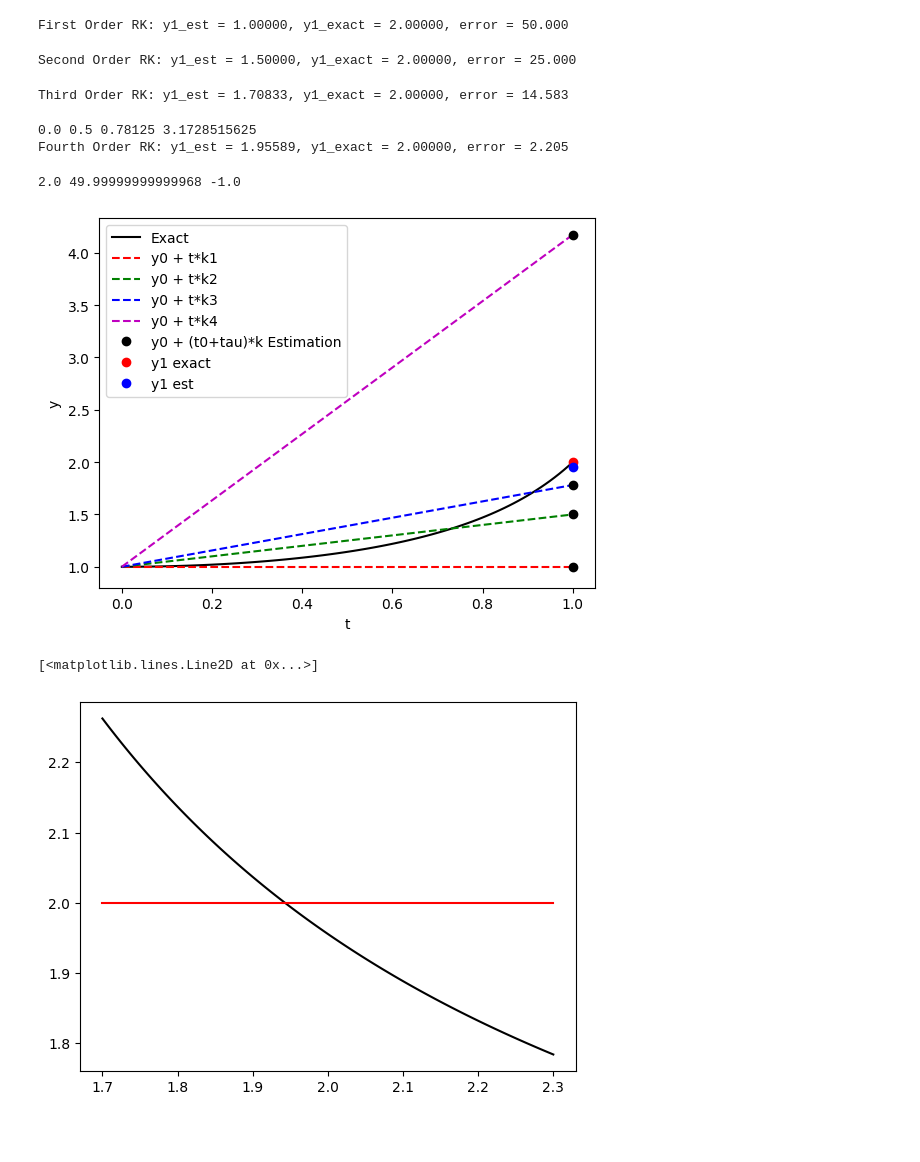
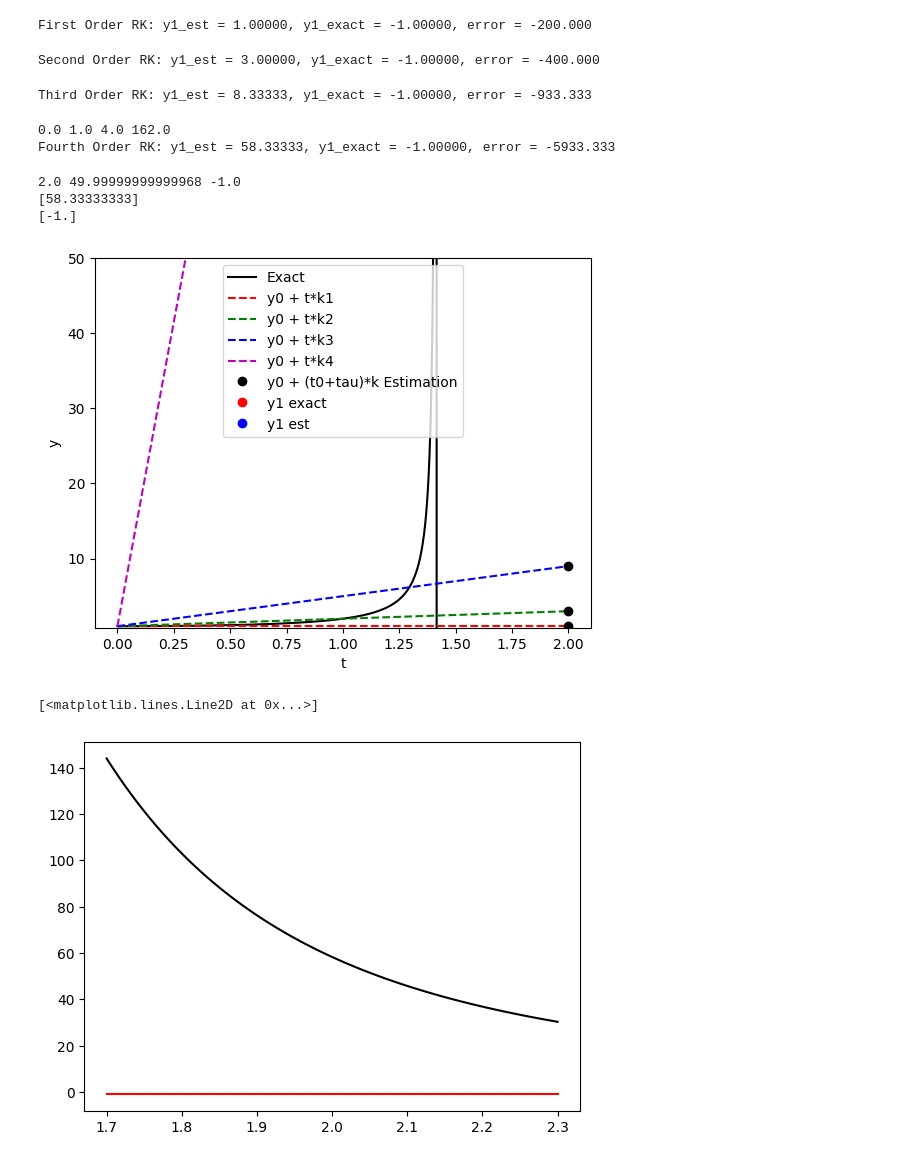
Before and after one commit to onealbr/phys441, a Jupyter notebook: Assignments/HW3/graph_runge_kutta_example_hw3.ipynb, the cells around one changed output. Saved outputs shown, nothing was run; the diff lists cells and outputs as text; code cells hidden in the pictures; blank space fills up the shorter version.

```diff
--- a/Assignments/HW3/graph_runge_kutta_example_hw3.ipynb
+++ b/Assignments/HW3/graph_runge_kutta_example_hw3.ipynb
@@ -11,14 +11,14 @@ def y(t):
 t0 = 0.0
 y0 = y(t0)
 
-tau = 1.0
+tau = 2.0
 # %%
 # First Order RK
 
 y1 = y0 + tau*f(y0,t0)
 print(f"First Order RK: y1_est = %.5f, y1_exact = %.5f, error = %.3f" % (y1,y(t0+tau), np.abs(y1-y(t0+tau))*100/y(t0+tau)))
 # %% [output]
-First Order RK: y1_est = 1.00000, y1_exact = 2.00000, error = 50.000
+First Order RK: y1_est = 1.00000, y1_exact = -1.00000, error = -200.000
 # %%
 # Second Order RK
 
@@ -28,7 +28,7 @@ k2 = f(y0+tau*k1,t0+tau)
 y1 = y0 + tau*(k1+k2)/2.0
 print(f"Second Order RK: y1_est = %.5f, y1_exact = %.5f, error = %.3f" % (y1,y(t0+tau), np.abs(y1-y(t0+tau))*100/y(t0+tau)))
 # %% [output]
-Second Order RK: y1_est = 1.50000, y1_exact = 2.00000, error = 25.000
+Second Order RK: y1_est = 3.00000, y1_exact = -1.00000, error = -400.000
 # %%
 # Third Order RK
 
@@ -39,7 +39,7 @@ k3 = f(y0+tau*k2,t0+tau)
 y1 = y0 + tau*(k1+4*k2+k3)/6.0
 print(f"Third Order RK: y1_est = %.5f, y1_exact = %.5f, error = %.3f" % (y1,y(t0+tau), np.abs(y1-y(t0+tau))*100/y(t0+tau)))
 # %% [output]
-Third Order RK: y1_est = 1.70833, y1_exact = 2.00000, error = 14.583
+Third Order RK: y1_est = 8.33333, y1_exact = -1.00000, error = -933.333
 # %%
 # Fourth Order RK
 
@@ -54,10 +54,10 @@ y1 = y0 + tau*(k1+2*k2+2*k3+k4)/6.0
 
 print(f"Fourth Order RK: y1_est = %.5f, y1_exact = %.5f, error = %.3f" % (y1,y(t0+tau), np.abs(y1-y(t0+tau))*100/y(t0+tau)))
 # %% [output]
-0.0 0.5 0.78125 3.1728515625
-Fourth Order RK: y1_est = 1.95589, y1_exact = 2.00000, error = 2.205
+0.0 1.0 4.0 162.0
+Fourth Order RK: y1_est = 58.33333, y1_exact = -1.00000, error = -5933.333
 # %%
-time = np.linspace(t0,t0+tau,100)
+time = np.linspace(t0,t0+tau,1001)
 y_exact = y(time)
 
 yk1 = y0 + time*k1
@@ -68,35 +68,39 @@ yk4 = y0 + time*k4
 yk1pt = y0 + tau*k1
 yk2pt = y0 + tau*k2
 yk3pt = y0 + tau*k3
 yk4pt = y0 + tau*k4
 tau_array = np.array([t0+tau,t0+tau,t0+tau,t0+tau])
 ypt_array = np.array([yk1pt,yk2pt,yk3pt,yk4pt])
 
 tau_exact_pt = np.array([t0+tau])
 y_exact_pt = np.array([y(t0+tau)])
 
 tau_est_pt = np.array([t0+tau])
 y_est_pt = np.array([y1])
 
 
 plt.plot(time,y_exact,'k-',label='Exact')
 plt.plot(time,yk1,'r--',label='y0 + t*k1')
 plt.plot(time,yk2,'g--',label='y0 + t*k2')
 plt.plot(time,yk3,'b--',label='y0 + t*k3')
 plt.plot(time,yk4,'m--',label='y0 + t*k4')
 plt.plot(tau_array,ypt_array,'ko',label='y0 + (t0+tau)*k Estimation')
 plt.plot(tau_exact_pt,y_exact_pt,'ro',label='y1 exact')
 plt.plot(tau_est_pt,y_est_pt,'bo',label='y1 est')
-plt.ylim(0.8)
+plt.ylim(0.8, 50)
 
 plt.legend()
 plt.xlabel('t')
 plt.ylabel('y')
 
 print(y(1.0), y(1.4), y(2))
+print(y_est_pt)
+print(y_exact_pt)
 # %% [output]
 2.0 49.99999999999968 -1.0
+[58.33333333]
+[-1.]
-[figure, old version]
+[figure, new version]
 # %%
 # Adaptive Step Size Fourth Order RK
 divisor = np.linspace(1.7,2.3,100)
@@ -115,7 +119,7 @@ plt.plot(divisor,y_expected,'r-')
 #print(f"Fourth Order RK: y1_est = %.5f, y1_exact = %.5f, error = %.3f" % (y1,y(tau), np.abs(y1-y(tau))*100/y(tau)))
 # %% [output]
 [<matplotlib.lines.Line2D at 0x...>]
-[figure, old version]
+[figure, new version]
 # %%
 percent_error = np.abs(y1-y(t0+tau))*100/y(t0+tau)
 plt.plot(divisor,percent_error,'k-')
```
Also changed, not shown: parts of 2 cells of this notebook, 1 other file.
